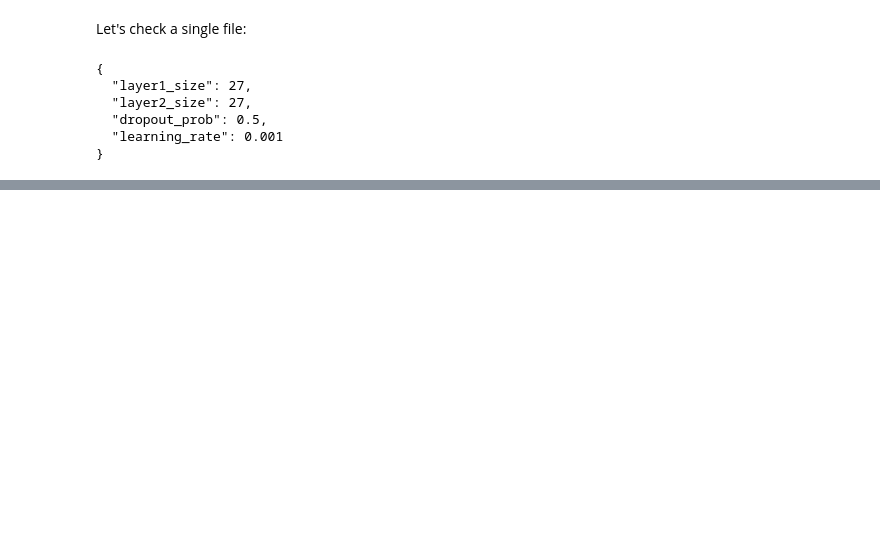
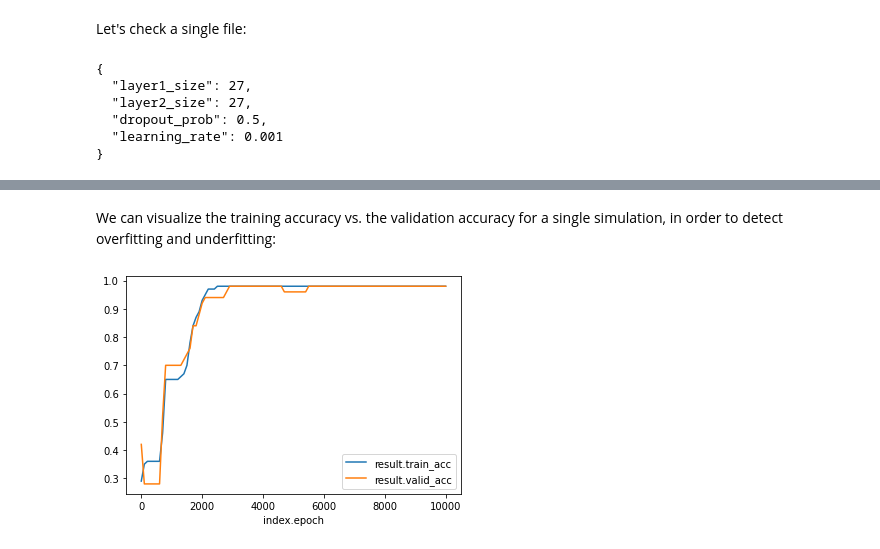
Before and after one commit to jeromerg/filoc, a Jupyter notebook: example_ml.ipynb, the cells around one changed output, grey strips where cells are left out. Saved outputs shown, nothing was run; the diff lists cells and outputs as text; code cells hidden in the pictures; blank space fills up the shorter version.

```diff
--- a/example_ml.ipynb
+++ b/example_ml.ipynb
@@ -353,0 +495,9 @@ TODO
+# %% [markdown]
+We can visualize the training accuracy vs. the validation accuracy for a single simulation, in order to detect overfitting and underfitting:
+# %%
+ax = plt.gca()
+df1 = df[df["index.sim"] == 12]
+df1.plot(x='index.epoch', y='result.train_acc', ax=ax)
+df1.plot(x='index.epoch', y='result.valid_acc', ax=ax);
+# %% [output]
+[figure, added]
```
Also changed, not shown: parts of 51 cells of this notebook, 8 other files.
